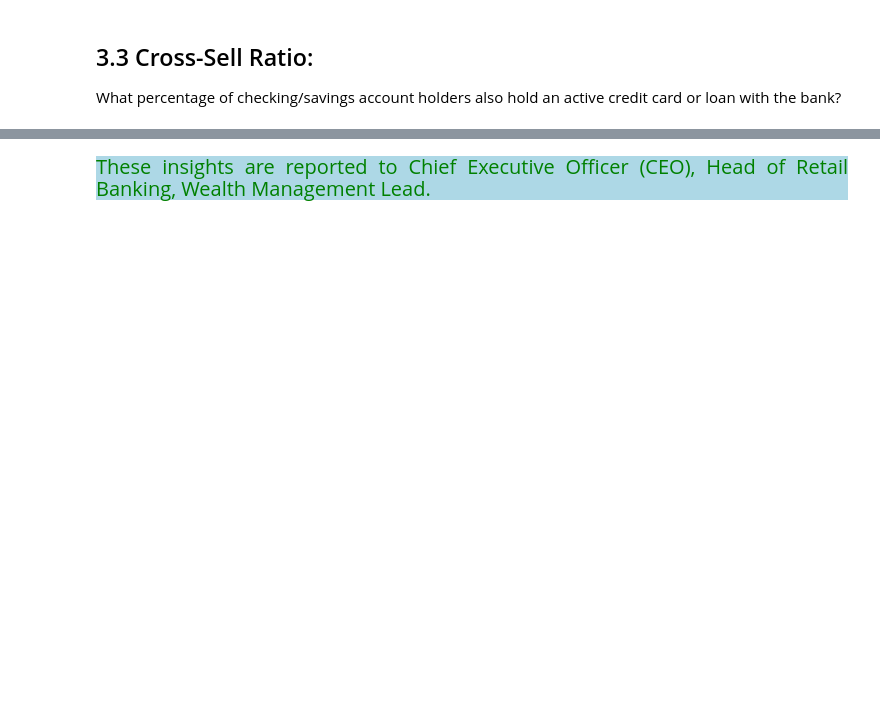
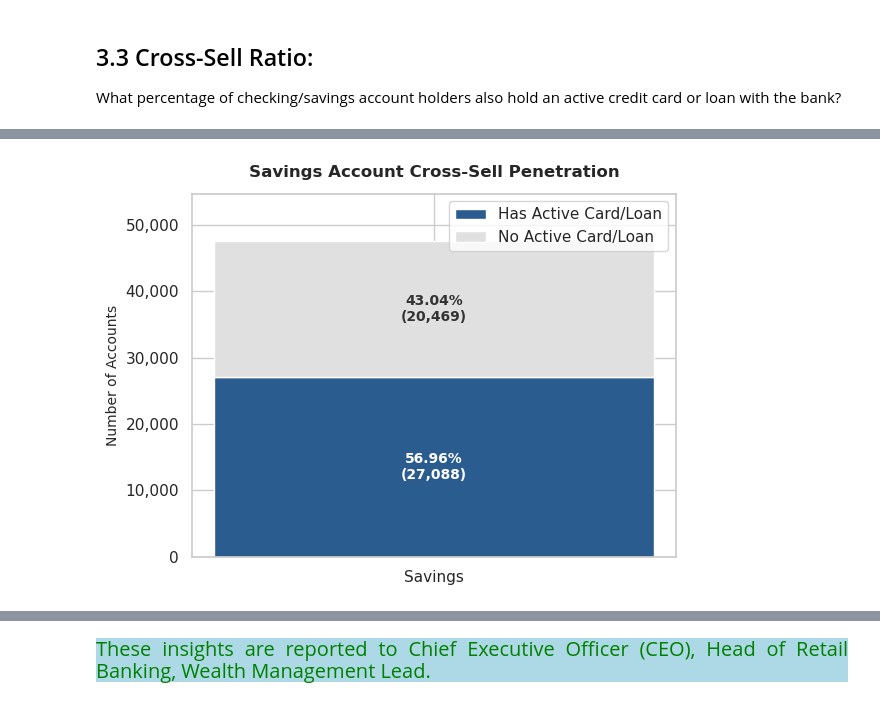
Before and after one commit to Kartika-Nidhi/Banking_Transaction_Analysis_SQL, a Jupyter notebook: BankingTransactions.ipynb, the cells around one changed output, grey strips where cells are left out. Saved outputs shown, nothing was run; the diff lists cells and outputs as text; code cells hidden in the pictures; blank space fills up the shorter version.

```diff
--- a/BankingTransactions.ipynb
+++ b/BankingTransactions.ipynb
@@ -420,0 +495,69 @@ What percentage of checking/savings account holders also hold an active credit c
+# %%
+
+df["inactive_product_accounts"] = (
+    df["total_accounts"] - df["active_product_accounts"]
+)
+
+
+fig, ax = plt.subplots(figsize=(6, 4.5))
+
+ax.bar(
+    df["account_type"],
+    df["active_product_accounts"],
+    label="Has Active Card/Loan",
+    color="#2b5c8f",
+    width=0.4,
+)
+ax.bar(
+    df["account_type"],
+    df["inactive_product_accounts"],
+    bottom=df["active_product_accounts"],
+    label="No Active Card/Loan",
+    color="#e0e0e0",
+    width=0.4,
+)
+
+
+for i, row in df.iterrows():
+    active_pct = row["active_product_percentage"]
+    inactive_pct = 100 - active_pct
+
+
+    ax.text(
+        i,
+        row["active_product_accounts"] / 2,
+        f"{active_pct:.2f}%\n({row['active_product_accounts']:,})",
+        ha="center",
+        va="center",
+        color="white",
+        fontweight="bold",
+        fontsize=10,
+    )
+
+
+    ax.text(
+        i,
+        row["active_product_accounts"] + (row["inactive_product_accounts"] / 2),
+        f"{inactive_pct:.2f}%\n({row['inactive_product_accounts']:,})",
+        ha="center",
+        va="center",
+        color="#333333",
+        fontweight="bold",
+        fontsize=10,
+    )
+
+ax.set_title(
+    "Savings Account Cross-Sell Penetration",
+    fontsize=12,
+    fontweight="bold",
+    pad=12,
+)
+ax.set_ylabel("Number of Accounts", fontsize=10)
+ax.yaxis.set_major_formatter("{x:,.0f}")
+ax.set_ylim(0, df["total_accounts"].max() * 1.15)
+ax.legend(loc="upper right", frameon=True)
+
+plt.tight_layout()
+plt.show()
+# %% [output]
+[figure, added]
```
Also changed, not shown: parts of 4 cells of this notebook.
